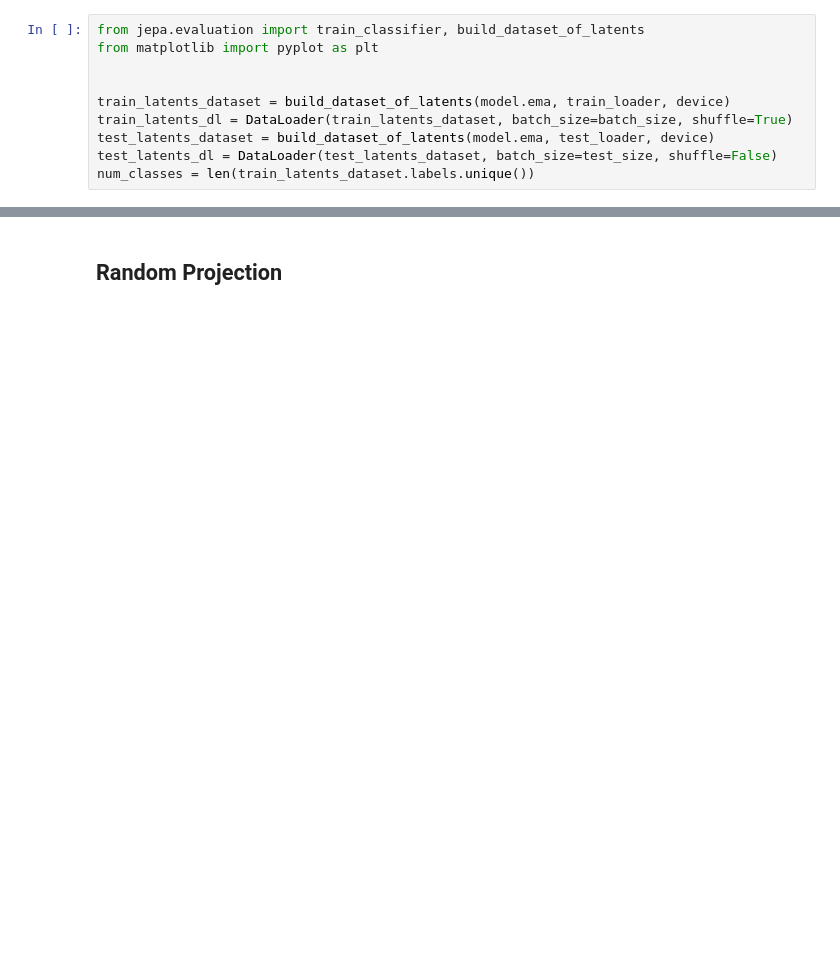
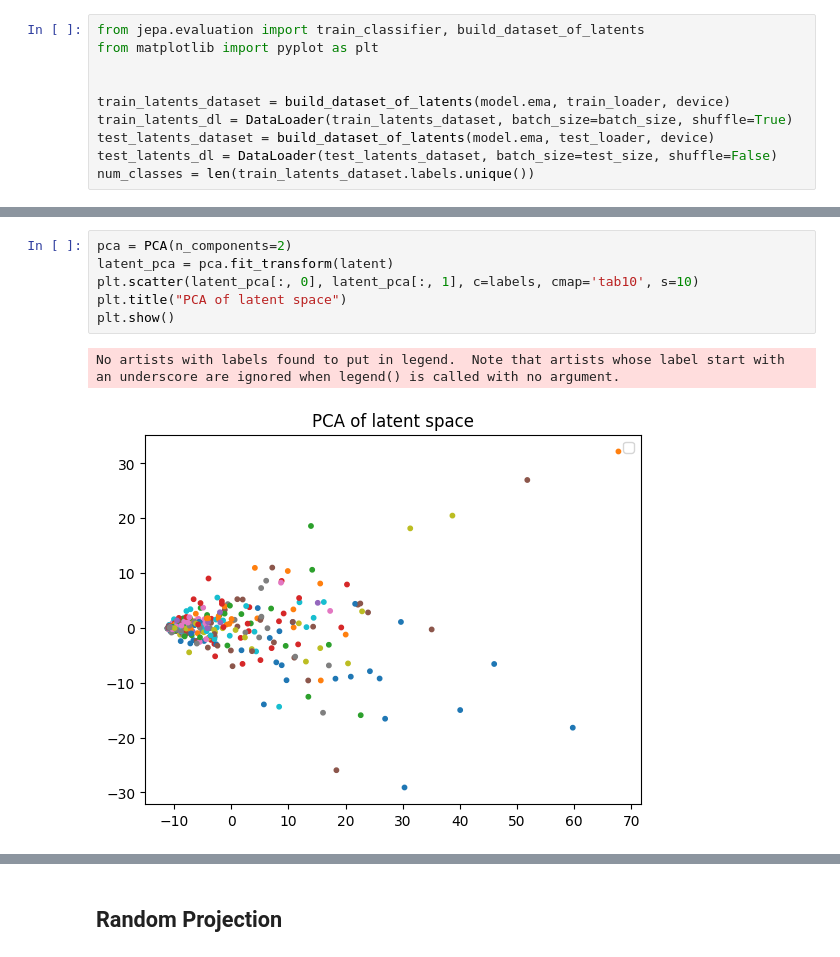
Before and after one commit to MattiaSC01/JEPA, a Jupyter notebook: notebooks/load_pretrained.ipynb, the cells around one changed output, grey strips where cells are left out. Cells and saved outputs as stored; diff of their text form; blank space fills up the shorter version.

```diff
--- a/notebooks/load_pretrained.ipynb
+++ b/notebooks/load_pretrained.ipynb
@@ -236,0 +252,9 @@ Final accuracy:  0.35107421875 Max accuracy:  0.377685546875
+# %%
+pca = PCA(n_components=2)
+latent_pca = pca.fit_transform(latent)
+plt.scatter(latent_pca[:, 0], latent_pca[:, 1], c=labels, cmap='tab10', s=10)
+plt.title("PCA of latent space")
+plt.show()
+# %% [output]
+No artists with labels found to put in legend.  Note that artists whose label start with an underscore are ignored when legend() is called with no argument.
+[figure, added]
```
Also changed, not shown: parts of 13 cells of this notebook, 6 other files.
